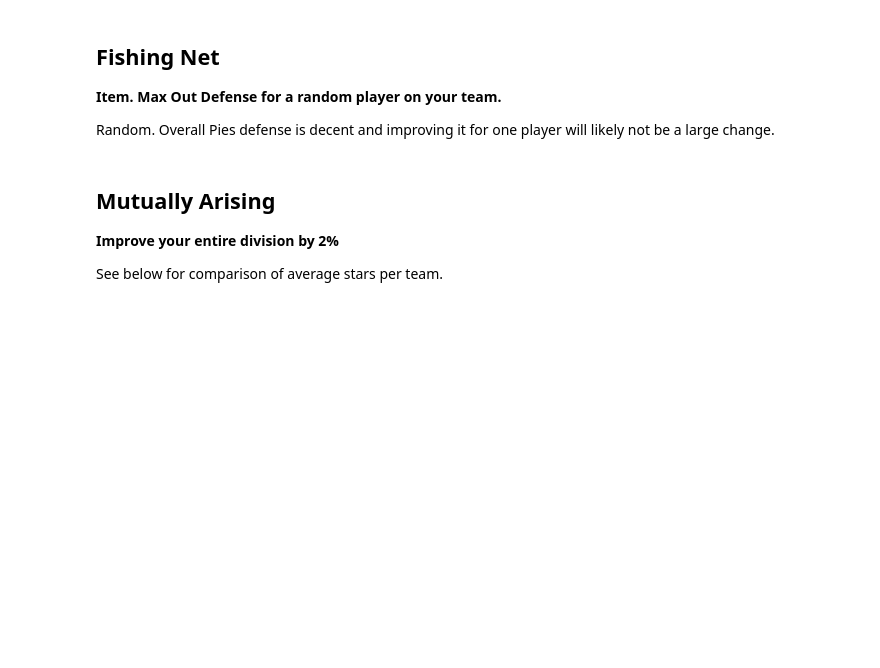
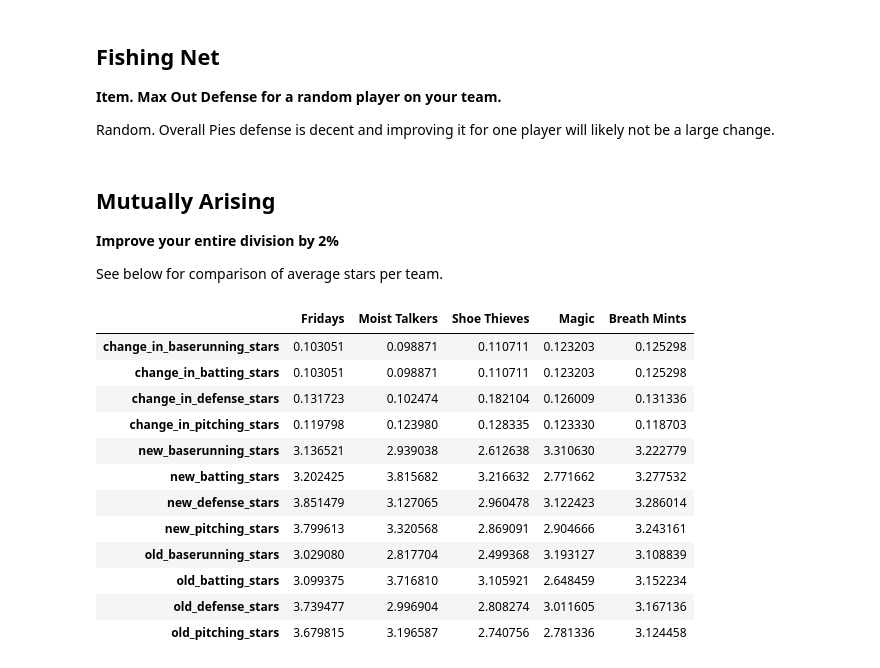
Before and after one commit to robbyblum/blaseball_notebooks, a Jupyter notebook: s9.ipynb, the cells around one changed output. Saved outputs shown, nothing was run; the diff lists cells and outputs as text; code cells hidden in the pictures; blank space fills up the shorter version.

```diff
--- a/s9.ipynb
+++ b/s9.ipynb
@@ -48,0 +63,3 @@ which would increase triples & home runs. Pies generally have low baserunning an
+# %%
+eat_and_drink, _, _= make_team_big_pandas(pies)
+eat_and_drink
@@ -273,9 +407,23 @@ See below for comparison of average stars per team.
 # %%
 # Compute team average stars
 mild_low = Division.load_by_name("Mild Low")
-mutual_arise = DataFrame()
+mutual_arise = pandas.DataFrame()
 for team in mild_low.teams.values():
     _, _, average = improve_team_overall_pandas(team, 0.02)
     average = average.rename(team.nickname)
     mutual_arise = mutual_arise.append(average)
 mutual_arise.transpose()
+# %% [output]
+|  | Fridays | Moist Talkers | Shoe Thieves | Magic | Breath Mints |
+| change_in_baserunning_stars | 0.103051 | 0.098871 | 0.110711 | 0.123203 | 0.125298 |
+| change_in_batting_stars | 0.103051 | 0.098871 | 0.110711 | 0.123203 | 0.125298 |
+| change_in_defense_stars | 0.131723 | 0.102474 | 0.182104 | 0.126009 | 0.131336 |
+| change_in_pitching_stars | 0.119798 | 0.123980 | 0.128335 | 0.123330 | 0.118703 |
+| new_baserunning_stars | 3.136521 | 2.939038 | 2.612638 | 3.310630 | 3.222779 |
+| new_batting_stars | 3.202425 | 3.815682 | 3.216632 | 2.771662 | 3.277532 |
+| new_defense_stars | 3.851479 | 3.127065 | 2.960478 | 3.122423 | 3.286014 |
+| new_pitching_stars | 3.799613 | 3.320568 | 2.869091 | 2.904666 | 3.243161 |
+| old_baserunning_stars | 3.029080 | 2.817704 | 2.499368 | 3.193127 | 3.108839 |
+| old_batting_stars | 3.099375 | 3.716810 | 3.105921 | 2.648459 | 3.152234 |
+| old_defense_stars | 3.739477 | 2.996904 | 2.808274 | 3.011605 | 3.167136 |
+| old_pitching_stars | 3.679815 | 3.196587 | 2.740756 | 2.781336 | 3.124458 |
```
Also changed, not shown: parts of 31 cells of this notebook, 5 other files.
